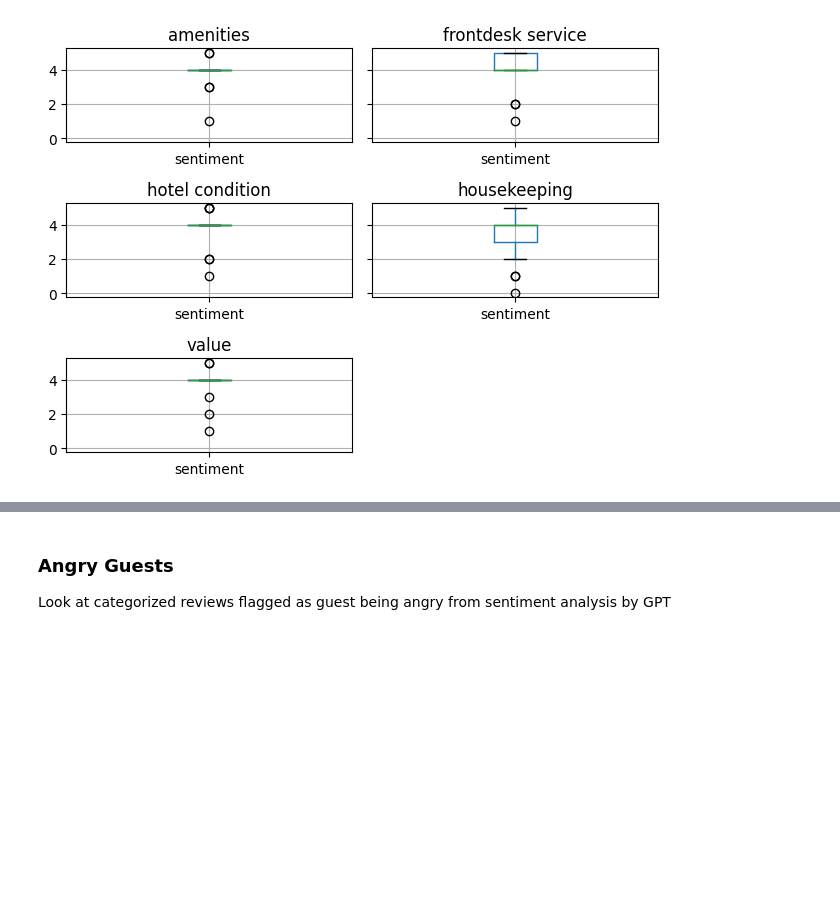
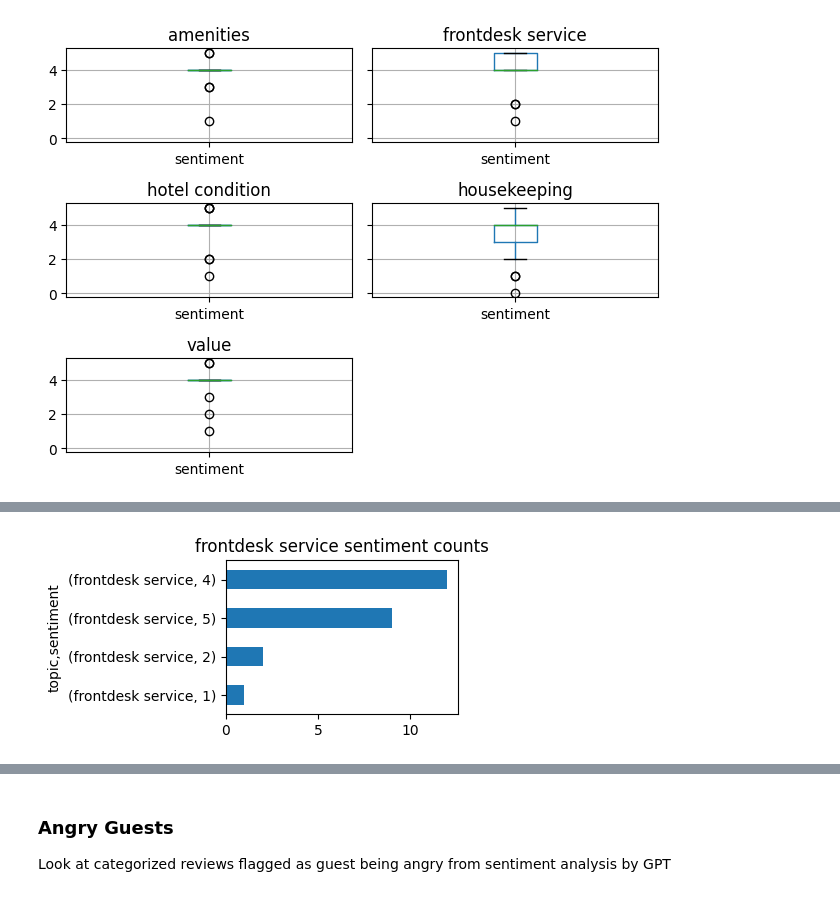
Before and after one commit to karencfisher/hotel-reviews, a Jupyter notebook: eda.ipynb, the cells around one changed output, grey strips where cells are left out. Cells and saved outputs as stored; diff of their text form; code cells hidden in the pictures; blank space fills up the shorter version.

```diff
--- a/eda.ipynb
+++ b/eda.ipynb
@@ -72,0 +86,4 @@ plt.show()
+# %%
+barplot(sentiments_df, 'frontdesk service')
+# %% [output]
+[figure, added]
```
Also changed, not shown: parts of 3 cells of this notebook, 1 other file.
